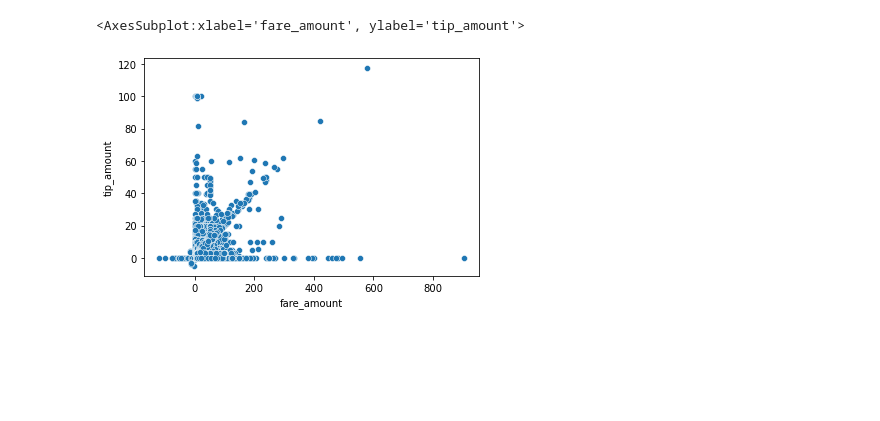
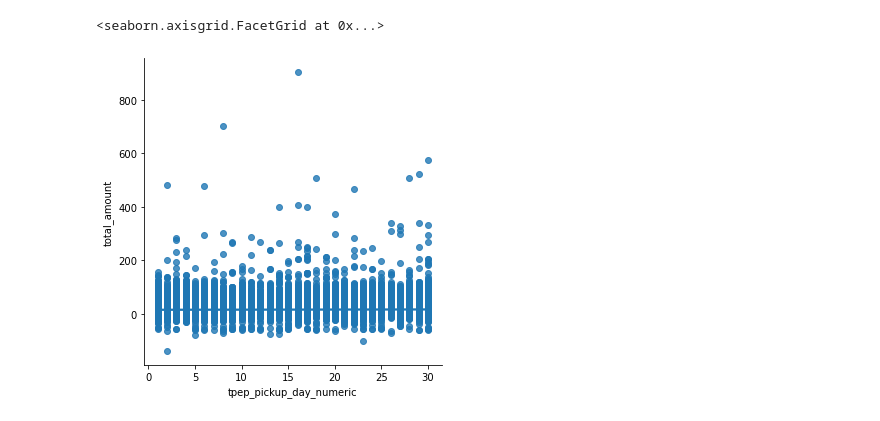
Before and after one commit to kenoc1/nyc-taxi-data, a Jupyter notebook: notebooks/scatter.ipynb, the cells around one changed output. Saved outputs shown, nothing was run; the diff lists cells and outputs as text; code cells hidden in the pictures; blank space fills up the shorter version.

Commit message:
- feat: added catplot + subplots

```diff
--- a/notebooks/scatter.ipynb
+++ b/notebooks/scatter.ipynb
@@ -22,0 +25,15 @@ df['tpep_pickup_datetime'].min()
+# %%
+# summarize time data (month/day/weekday/duration/hour)
+df['tpep_pickup_datetime'] = pd.to_datetime(df['tpep_pickup_datetime'], format = '%Y-%m-%d %H:%M:%S')
+df['tpep_dropoff_datetime'] = pd.to_datetime(df['tpep_dropoff_datetime'], format = '%Y-%m-%d %H:%M:%S')
+
+df['tpep_pickup_month'] = df['tpep_pickup_datetime'].dt.month_name()
+df['tpep_pickup_day_numeric'] = df['tpep_pickup_datetime'].dt.day
+df['tpep_dropoff_day_numeric'] = df['tpep_dropoff_datetime'].dt.day
+df['tpep_pickup_day'] = df['tpep_pickup_datetime'].dt.day_name()
+df['tpep_dropoff_day'] = df['tpep_dropoff_datetime'].dt.day_name()
+df['tpep_pickup_hour'] = df['tpep_pickup_datetime'].dt.hour
+df['tpep_dropoff_hour'] = df['tpep_dropoff_datetime'].dt.hour
+df['duration_hours'] = (df['tpep_dropoff_datetime']-df['tpep_pickup_datetime'])/np.timedelta64(1,'h')
+df['duration'] = (df['tpep_dropoff_datetime']-df['tpep_pickup_datetime'])
+df
@@ -61,25 +59,16 @@ df
-# %%
-df['tpep_pickup_datetime'] = pd.to_datetime(df['tpep_pickup_datetime'], format = '%Y-%m-%d %H:%M:%S')
-df['tpep_dropoff_datetime'] = pd.to_datetime(df['tpep_dropoff_datetime'], format = '%Y-%m-%d %H:%M:%S')
-df['tpep_pickup_day'] = df['tpep_pickup_datetime'].dt.day_name()
-df['tpep_dropoff_day'] = df['tpep_dropoff_datetime'].dt.day_name()
-df['hours'] = (df['tpep_dropoff_datetime']-df['tpep_pickup_datetime'])/np.timedelta64(1,'h')
-df['duration'] = (df['tpep_dropoff_datetime']-df['tpep_pickup_datetime'])
 # %%
+# binning
 # Create the labels for the bin
 bin_labels_total = [ 10, 20, 30, 50, 100, 500]
-bin_labels_hours = [0.05, 0.1, 0.5, 1, 5, 10]
+bin_labels_duration_hours = [0.05, 0.1, 0.5, 1, 5, 10]
 bin_labels_tip = [ 1,2,5, 8,10]
-
-# Create the dataframe object using the data_list
-#df = pd.DataFrame.from_items(data_list)
 
 # Define the scope of the bins
 bins_total = [0, 10, 20, 30, 50, 100, 500]
-bins_hours = [0, 0.05, 0.1, 0.5, 1, 5, 10]
+bins_duration_hours = [0, 0.05, 0.1, 0.5, 1, 5, 10]
 bins_tip = [0, 1, 2, 5,8 ,10]
 
 # Create the "bins" column using the cut function using the bins and labels
 df['bins_total'] = pd.cut(df['total_amount'], bins=bins_total, labels=bin_labels_total)
-df['bins_hours'] = pd.cut(df['hours'], bins=bins_hours, labels=bin_labels_hours)
+df['bins_duration_hours'] = pd.cut(df['duration_hours'], bins=bins_duration_hours, labels=bin_labels_duration_hours)
 df['bins_tip'] = pd.cut(df['tip_amount'], bins=bins_tip, labels=bin_labels_tip)
@@ -86,6 +114,6 @@ df['bins_tip'] = pd.cut(df['tip_amount'], bins=bins_tip, labels=bin_labels_tip)
 # %%
-# tip/total
-sns.scatterplot(data=df, x="fare_amount", y="tip_amount")
+# days/total
+sns.lmplot(data=df, x="tpep_pickup_day_numeric", y="total_amount")
 # %% [output]
-<AxesSubplot:xlabel='fare_amount', ylabel='tip_amount'>
+<seaborn.axisgrid.FacetGrid at 0x...>
-[figure, old version]
+[figure, new version]
```
Also changed, not shown: parts of 20 cells of this notebook.
